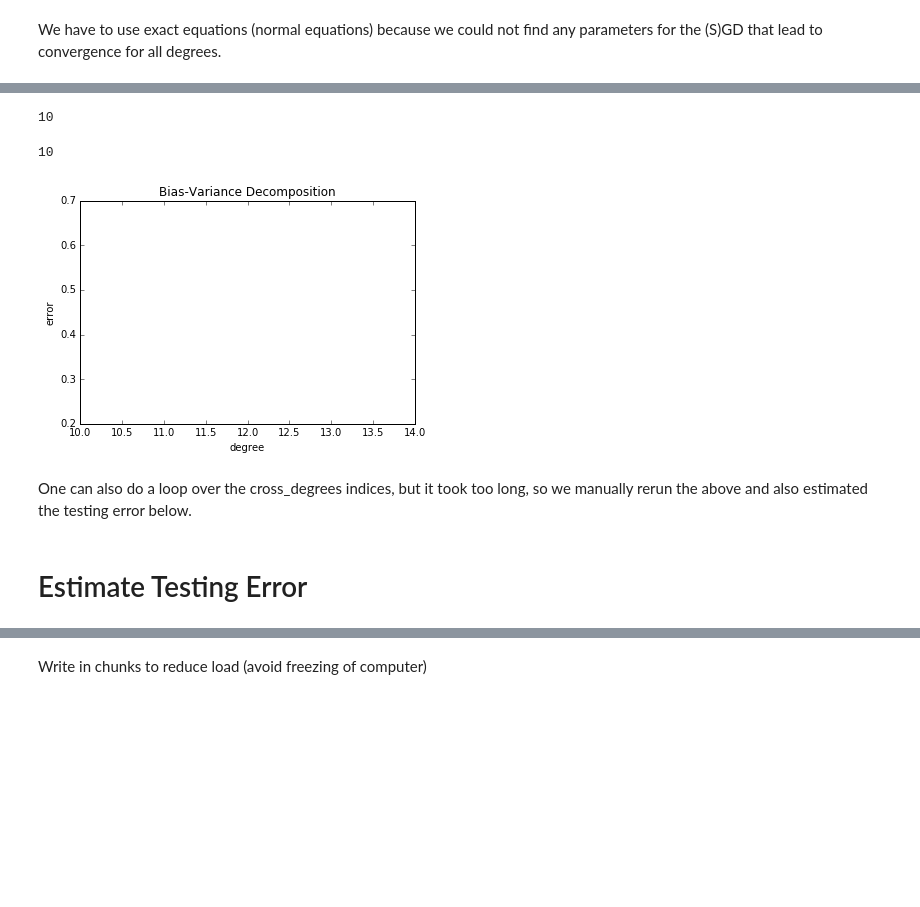
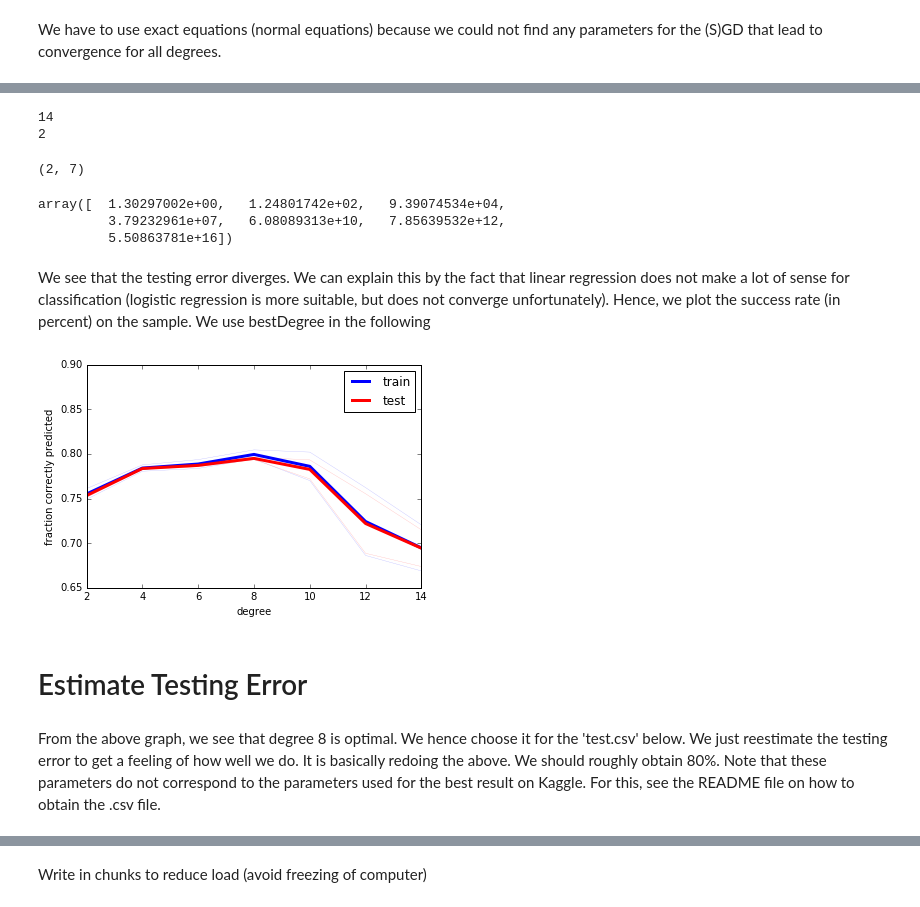
Before and after one commit to maximilianmordig/PCML_Project1, a Jupyter notebook: max/Task.ipynb, the cells around one changed output, grey strips where cells are left out. Cells and saved outputs as stored; diff of their text form; code cells hidden in the pictures; blank space fills up the shorter version.

```diff
--- a/max/Task.ipynb
+++ b/max/Task.ipynb
@@ -323,4 +326,5 @@ KeyboardInterrupt:
 # %%
+varianceToKeep = 0.9999
 (tx, mean_x, std_x, toPCABasis_fcn) = clean_data_and_standardize(
     x_raw, varianceToKeep=varianceToKeep, toPCABasis_fcn=None, featuresToIgnore=None)
 # %% [markdown]
@@ -369,10 +373,10 @@ def find_best_parameters_model(y, tx, ratio_train, seeds, degrees, cross_feature
             #    y, tx, w, lambda_)
 
             # linear regression using SGD
-            compute_weights_function = lambda y, tx, lambda_, initial_w: least_squares_SGD(
-                y, tx, initial_w, max_iters, gamma, batch_size=batch_size, lambda_=lambda_, min_loss_threshold=min_loss_threshold)
-            compute_loss_function = lambda y, tx, w, lambda_: compute_loss_least_squares(
-                y, tx, w, lambda_)
+            #compute_weights_function = lambda y, tx, lambda_, initial_w: least_squares_SGD(
+            #    y, tx, initial_w, max_iters, gamma, batch_size=batch_size, lambda_=lambda_, min_loss_threshold=min_loss_threshold)
+            #compute_loss_function = lambda y, tx, w, lambda_: compute_loss_least_squares(
+            #    y, tx, w, lambda_)
 
             # linear regression using exact equations
             compute_weights_function = lambda y, tx, lambda_, initial_w: ridge_regression(y, tx, lambda_)
@@ -432,7 +436,7 @@ cross_features_degree = 2
 lambdas = np.logspace(-4,2,10)#np.logspace(-4, 2, 30)
 k_fold = 5 # used to determine best lambda for given degree (and seed)
 
-find_best_parameters_model(prediction, tx, ratio_train, seeds, degrees,
+(rmse_tr, rmse_te, fraction_tr_val, fraction_te_val) = find_best_parameters_model(prediction, tx, ratio_train, seeds, degrees,
                                  cross_features_degree, lambdas, k_fold)
 # %% [output]
 Starting with seed #0
@@ -672,23 +459,36 @@ KeyboardInterrupt:
-# %%
-bestDegree
-# %% [output]
-10
 # %%
-mean_frac_error_tr = np.mean(fraction_tr_val, axis=0)
-mean_frac_error_te = np.mean(fraction_te_val, axis=0)
-bestDegree2 = degrees[np.argmin(mean_frac_error_te)]
-bestDegree2
+mean_frac_success_tr = np.mean(fraction_tr_val, axis=0)
+mean_frac_success_te = np.mean(fraction_te_val, axis=0)
+
+# mean over all seeds, then just have for each degree
+mean_rmse_tr = np.mean(rmse_tr, axis=0)
+mean_rmse_te = np.mean(rmse_te, axis=0)
+
+bestDegree = degrees[np.argmin(mean_frac_error_te)]
+bestDegree2 = degrees[np.argmin(mean_rmse_te)]
+print(bestDegree)
+print(bestDegree2)
 # %% [output]
-10
+14
+2
+(2, 7)
+# %%
+mean_rmse_te
+# %% [output]
+array([  1.30297002e+00,   1.24801742e+02,   9.39074534e+04,
+         3.79232961e+07,   6.08089313e+10,   7.85639532e+12,
+         5.50863781e+16])
+# %% [markdown]
+We see that the testing error diverges. We can explain this by the fact that linear regression does not make a lot of sense for classification (logistic regression is more suitable, but does not converge unfortunately). Hence, we plot the success rate (in percent) on the sample. We use bestDegree in the following
 # %%
-from plots import bias_variance_decomposition_visualization
-bias_variance_decomposition_visualization(degrees, rmse_tr, rmse_te)
+from plots import training_testing_success_rate_visualization
+training_testing_success_rate_visualization(degrees, fraction_tr_val, fraction_te_val)
 # %% [output]
-[figure, old version]
+[figure, new version]
-# %% [markdown]
-One can also do a loop over the cross_degrees indices, but it took too long, so we manually rerun the above and also estimated the testing error below.
 # %% [markdown]
 # Estimate Testing Error
+# %% [markdown]
+From the above graph, we see that degree 8 is optimal. We hence choose it for the 'test.csv' below. We just reestimate the testing error to get a feeling of how well we do. It is basically redoing the above. We should roughly obtain 80\%. Note that these parameters do not correspond to the parameters used for the best result on Kaggle. For this, see the README file on how to obtain the .csv file.
 # %%
 def get_fraction_correct(y, tx, w):
     return np.mean(y == np.sign(tx.dot(w)))
```
Also changed, not shown: parts of 13 cells of this notebook, 12 other files.
